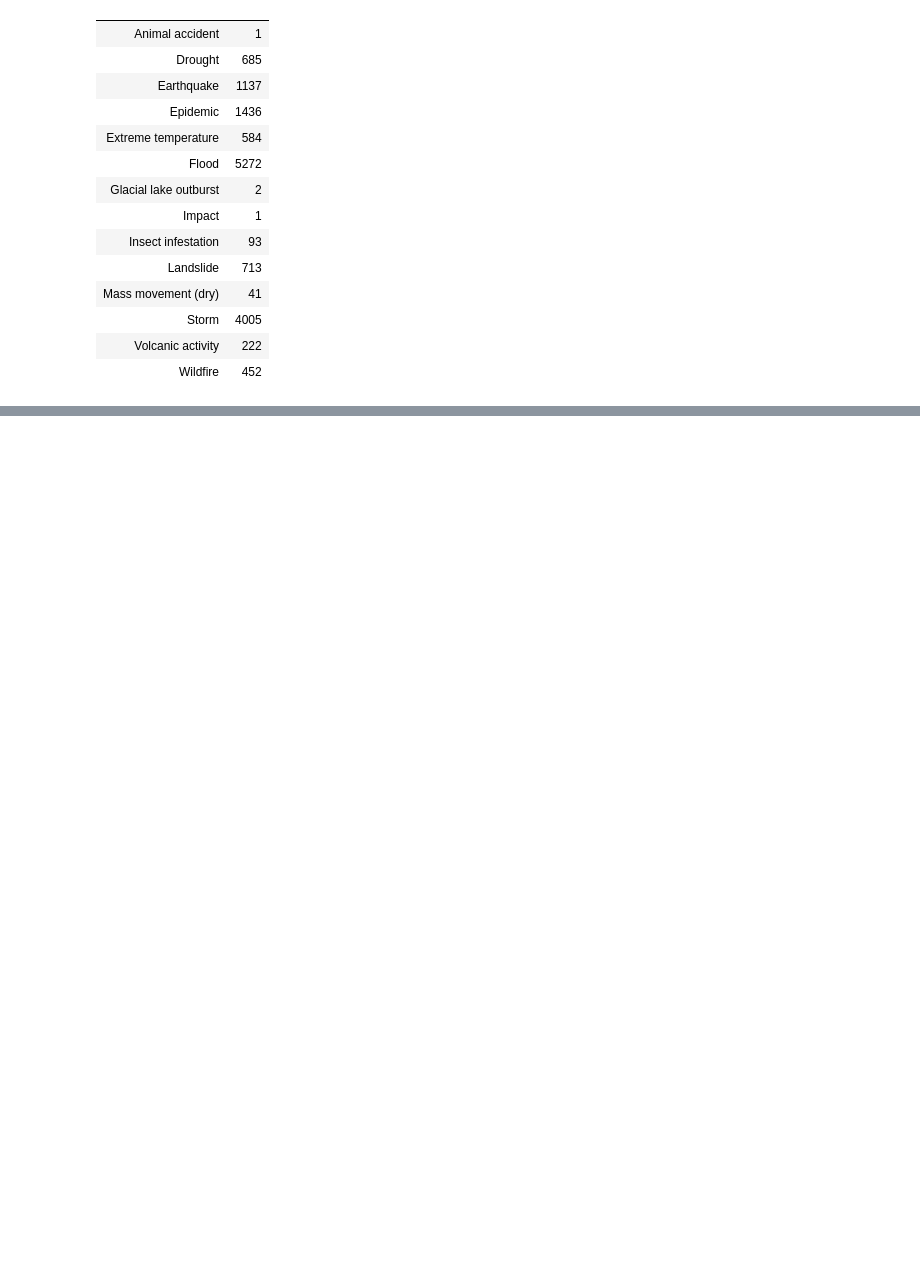
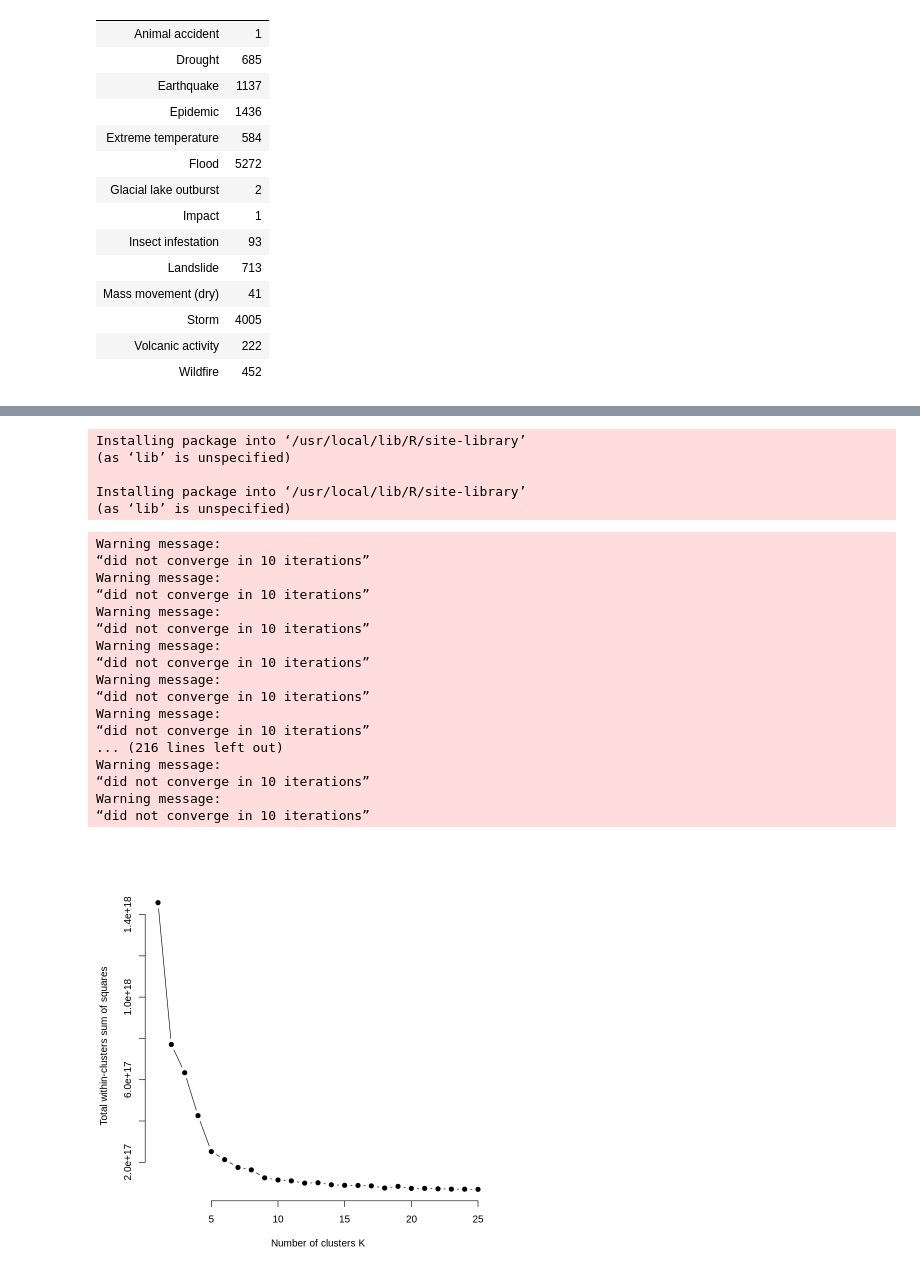
Before and after one commit to najiaahmedd/CIND820_InitialResults, a Jupyter notebook: InitialResults_Imputations&Clustering.ipynb, the cells around one changed output, grey strips where cells are left out. Cells and saved outputs as stored; diff of their text form; code cells hidden in the pictures; blank space fills up the shorter version.

```diff
--- a/InitialResults_Imputations&Clustering.ipynb
+++ b/InitialResults_Imputations&Clustering.ipynb
@@ -184,0 +200,48 @@ A data.frame: 14 × 2
+# %%
+install.packages("tidyverse")
+install.packages("purrr")
+# %% [output]
+Installing package into ‘/usr/local/lib/R/site-library’
+(as ‘lib’ is unspecified)
+
+Installing package into ‘/usr/local/lib/R/site-library’
+(as ‘lib’ is unspecified)
+# %%
+#Need to remove categorical data for K-means
+mydata<-subset(completedata, select = c(Total.Deaths, No.Injured, No.Homeless, Total.Affected, Total.Damages...000.US.., Reconstruction.Costs...000.US.., Insured.Damages...000.US..))
+# %%
+set.seed(123)
+k.max <- 15
+data <-
+# %%
+#Optimal number of clusters using elbow method
+library(purrr)
+set.seed(123)
+wss <- function(k) {
+  kmeans(mydata, k, nstart = 25 )$tot.withinss
+}
+k.values <- 1:25
+wss_values <- map_dbl(k.values, wss)
+plot(k.values, wss_values,
+       type="b", pch = 19, frame = FALSE,
+       xlab="Number of clusters K",
+       ylab="Total within-clusters sum of squares")
+# %% [output]
+Warning message:
+“did not converge in 10 iterations”
+Warning message:
+“did not converge in 10 iterations”
+Warning message:
+“did not converge in 10 iterations”
+Warning message:
+“did not converge in 10 iterations”
+Warning message:
+“did not converge in 10 iterations”
+Warning message:
+“did not converge in 10 iterations”
+... (216 lines left out)
+Warning message:
+“did not converge in 10 iterations”
+Warning message:
+“did not converge in 10 iterations”
+[figure, added]
```
Also changed, not shown: parts of 11 cells of this notebook.
